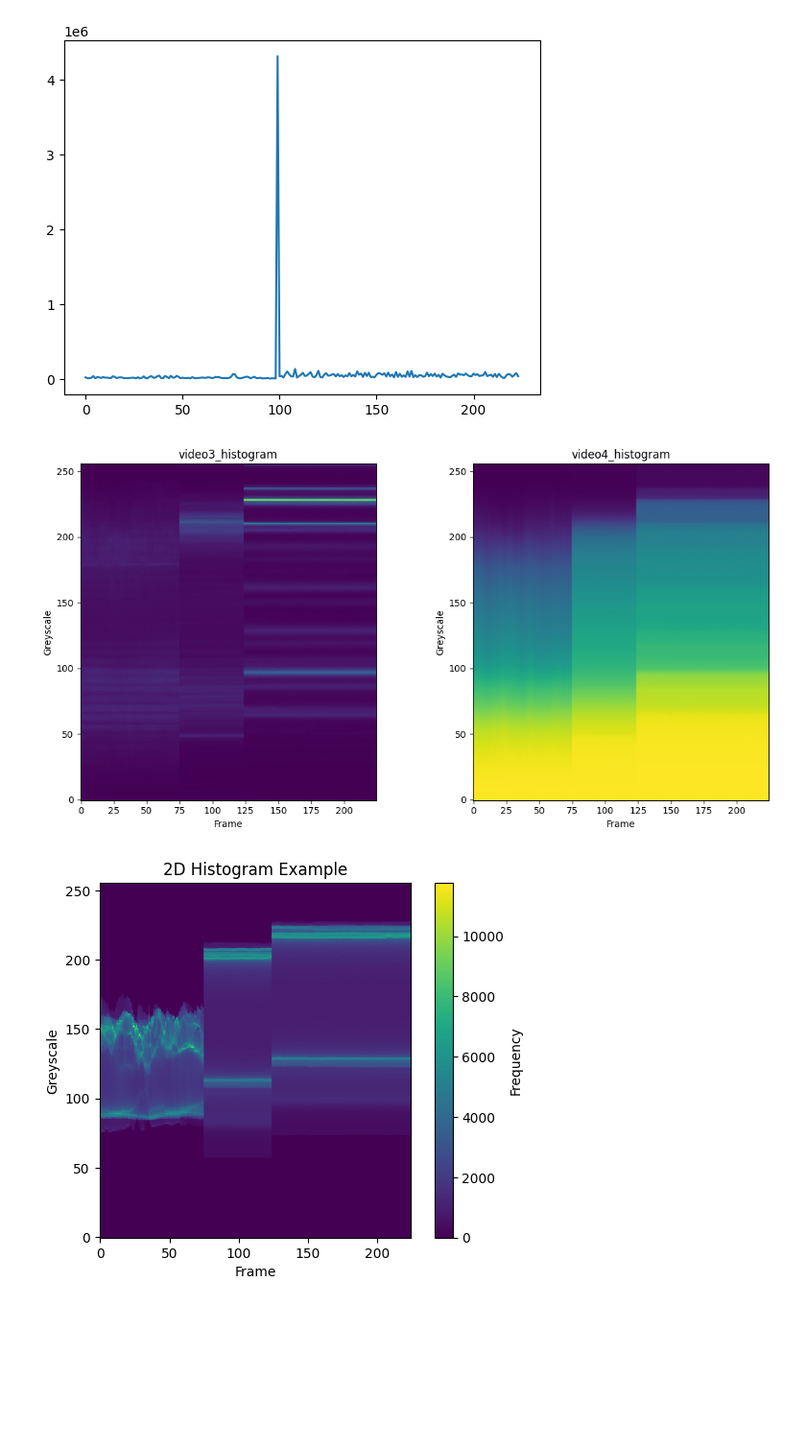
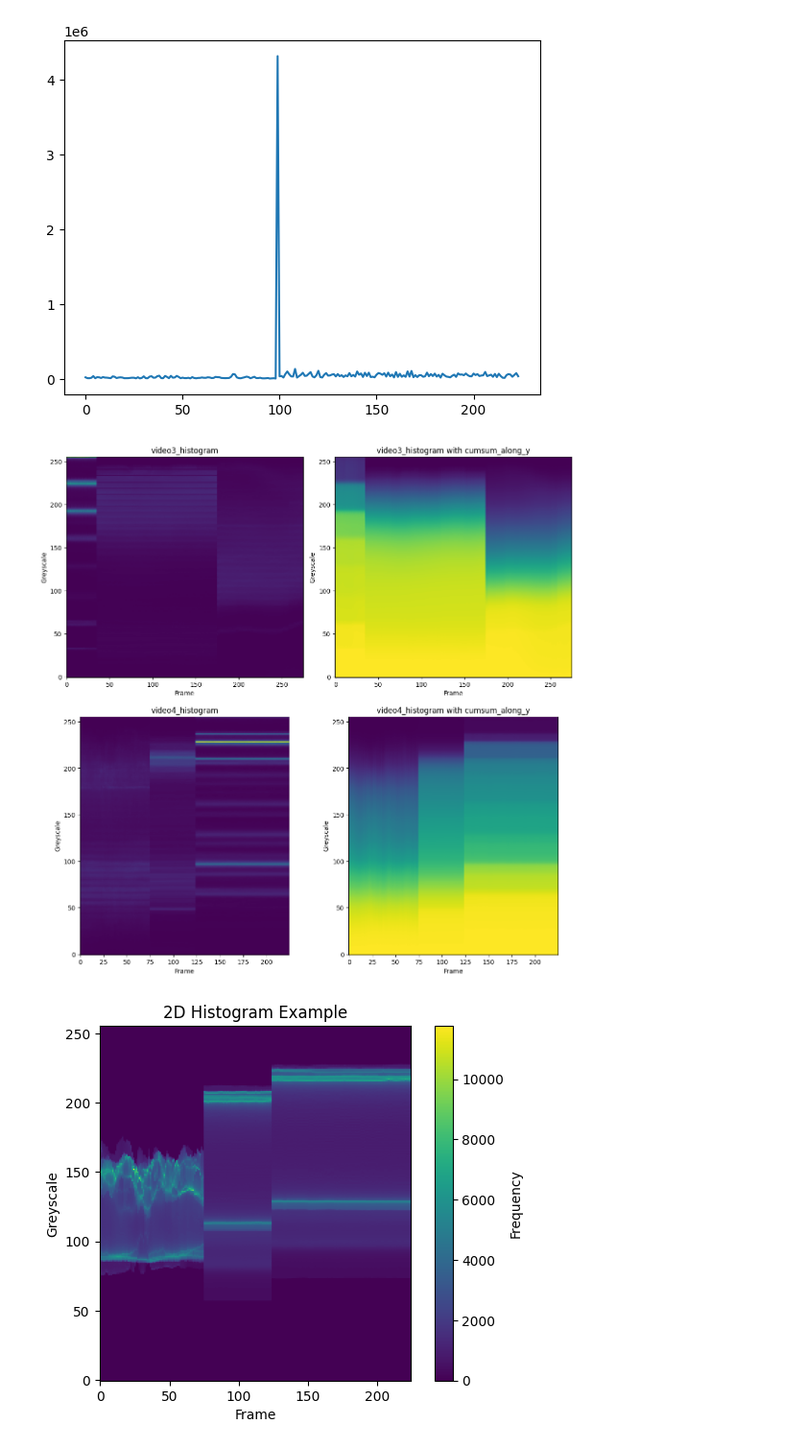
Before and after one commit to Hadartalisr/ImageProcessing, a Jupyter notebook: Ex1/Ex1.ipynb, the cells around one changed output. Shown at 96% size. Cells and saved outputs as stored; diff of their text form; code cells hidden in the pictures; blank space fills up the shorter version.

```diff
--- a/Ex1/Ex1.ipynb
+++ b/Ex1/Ex1.ipynb
@@ -164,38 +164,60 @@ print(np.argmax(cumsum_histogram_distance))
 
 # print(sum_abs_diff)
 # %%
-video3 = get_greyscale_video_by_file_path(video4_file_path)
-video4_histogram = cumsum_along_y(get_video_histogram(video3))
+# Assuming you have the necessary functions and modules imported
+import matplotlib.pyplot as plt
+import numpy as np
+
+# Load video3 and video4
+video3 = get_greyscale_video_by_file_path(video3_file_path)
 video4 = get_greyscale_video_by_file_path(video4_file_path)
+
+# Calculate histograms for video3 and video4
 video3_histogram = get_video_histogram(video3)
+video4_histogram = get_video_histogram(video4)
 
+# Create a figure with four subplots
+fig, axs = plt.subplots(2, 2, figsize=(12, 12))
 
-# Create a figure with two subplots
-fig, axs = plt.subplots(1, 2, figsize=(12, 6))
+# Plot video3 histogram without cumsum_along_y
+axs[0, 0].imshow(np.rot90(video3_histogram), cmap='viridis')
+axs[0, 0].set_title('video3_histogram')
+axs[0, 0].set_xlabel('Frame')
+axs[0, 0].set_ylabel('Greyscale')
+axs[0, 0].invert_yaxis()
+axs[0, 0].grid(False)
 
-# Plot the original histogram
-axs[0].imshow(np.rot90(video3_histogram), cmap='viridis')
-axs[0].set_title('video3_histogram')
-axs[0].set_xlabel('Frame')
-axs[0].set_ylabel('Greyscale')
-axs[0].invert_yaxis()
-axs[0].grid(False)
+# Plot video3 histogram with cumsum_along_y
+axs[0, 1].imshow(np.rot90(cumsum_along_y(video3_histogram)), cmap='viridis')
+axs[0, 1].set_title('video3_histogram with cumsum_along_y')
+axs[0, 1].set_xlabel('Frame')
+axs[0, 1].set_ylabel('Greyscale')
+axs[0, 1].invert_yaxis()
+axs[0, 1].grid(False)
 
-# Plot the rotated histogram
-axs[1].imshow(np.rot90(video4_histogram), cmap='viridis')
-axs[1].set_title('video4_histogram')
-axs[1].set_xlabel('Frame')
-axs[1].set_ylabel('Greyscale')
-axs[1].invert_yaxis()
-axs[1].grid(False)
+# Plot video4 histogram without cumsum_along_y
+axs[1, 0].imshow(np.rot90(video4_histogram), cmap='viridis')
+axs[1, 0].set_title('video4_histogram')
+axs[1, 0].set_xlabel('Frame')
+axs[1, 0].set_ylabel('Greyscale')
+axs[1, 0].invert_yaxis()
+axs[1, 0].grid(False)
+
+# Plot video4 histogram with cumsum_along_y
+axs[1, 1].imshow(np.rot90(cumsum_along_y(video4_histogram)), cmap='viridis')
+axs[1, 1].set_title('video4_histogram with cumsum_along_y')
+axs[1, 1].set_xlabel('Frame')
+axs[1, 1].set_ylabel('Greyscale')
+axs[1, 1].invert_yaxis()
+axs[1, 1].grid(False)
 
 # Adjust layout to prevent clipping
 plt.tight_layout()
 
 # Show the plots
 plt.show()
 # %% [output]
-[figure, old version]
+[figure, new version]
 # %%
 from scipy.ndimage import gaussian_filter
 def blur_image(image, sigma):
```
Also changed, not shown: parts of 26 cells of this notebook, 6 other files.
